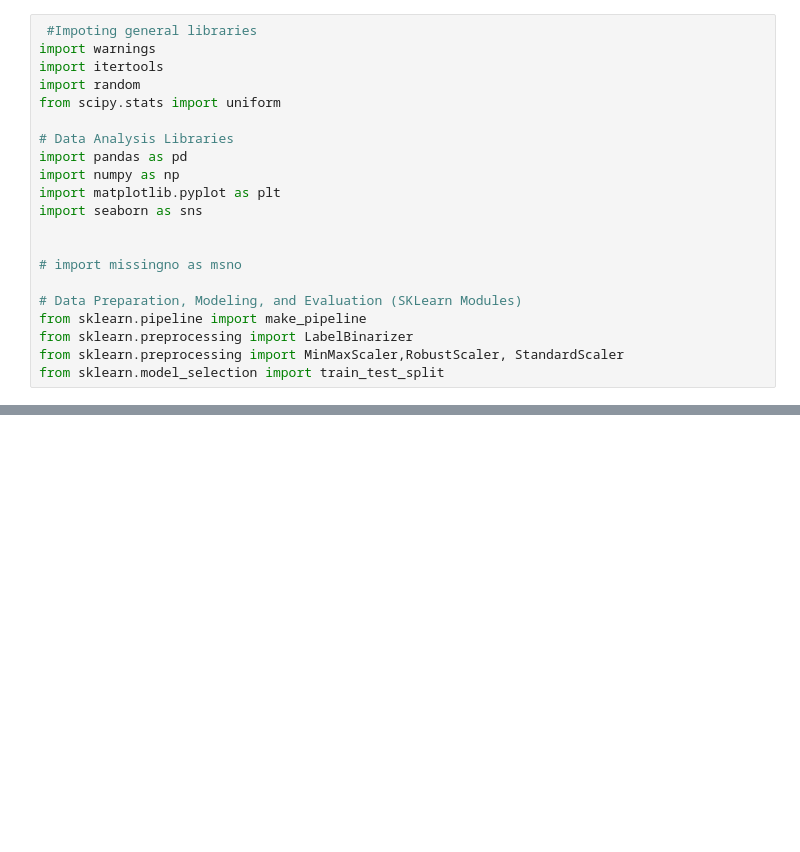
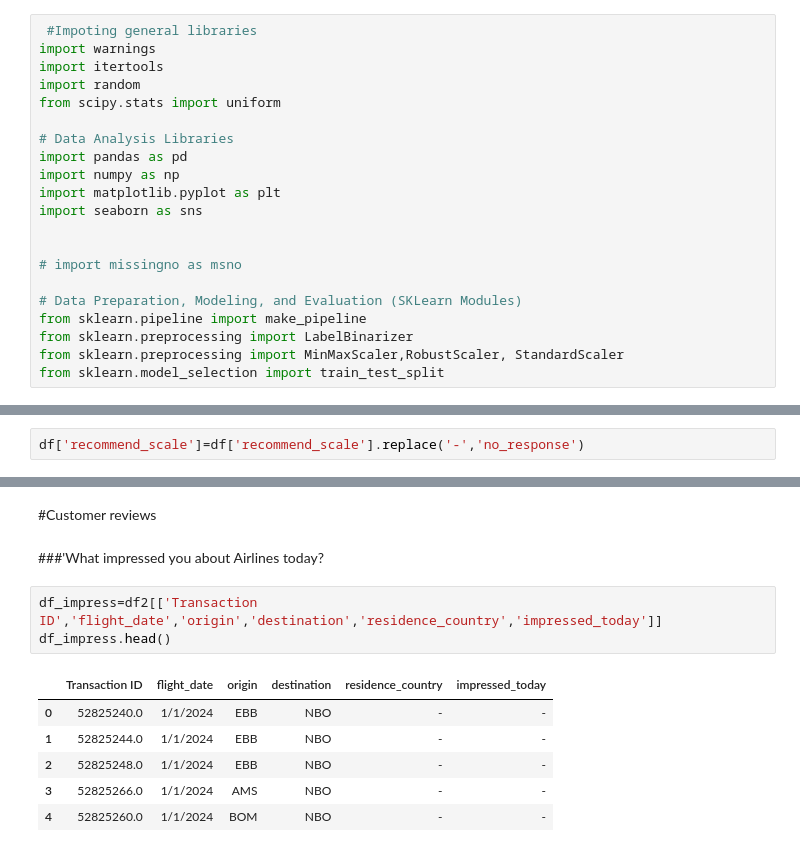
Before and after one commit to Karlajack/Final_Capstone_Project, a Jupyter notebook: Airline_Customer_Reviews.ipynb, the cells around one changed output, grey strips where cells are left out. Cells and saved outputs as stored; diff of their text form; blank space fills up the shorter version.

```diff
--- a/Airline_Customer_Reviews.ipynb
+++ b/Airline_Customer_Reviews.ipynb
@@ -32,0 +43,2 @@ df.head(2)
+# %%
+df['recommend_scale']=df['recommend_scale'].replace('-','no_response')
@@ -77,0 +222,14 @@ df.shape
+# %% [markdown]
+#Customer reviews
+# %% [markdown]
+###'What impressed you about Airlines today?
+# %%
+df_impress=df2[['Transaction ID','flight_date','origin','destination','residence_country','impressed_today']]
+df_impress.head()
+# %% [output]
+|  | Transaction ID | flight_date | origin | destination | residence_country | impressed_today |
+| 0 | 52825240.0 | 1/1/2024 | EBB | NBO | - | - |
+| 1 | 52825244.0 | 1/1/2024 | EBB | NBO | - | - |
+| 2 | 52825248.0 | 1/1/2024 | EBB | NBO | - | - |
+| 3 | 52825266.0 | 1/1/2024 | AMS | NBO | - | - |
+| 4 | 52825260.0 | 1/1/2024 | BOM | NBO | - | - |
```
Also changed, not shown: parts of 29 cells of this notebook.
